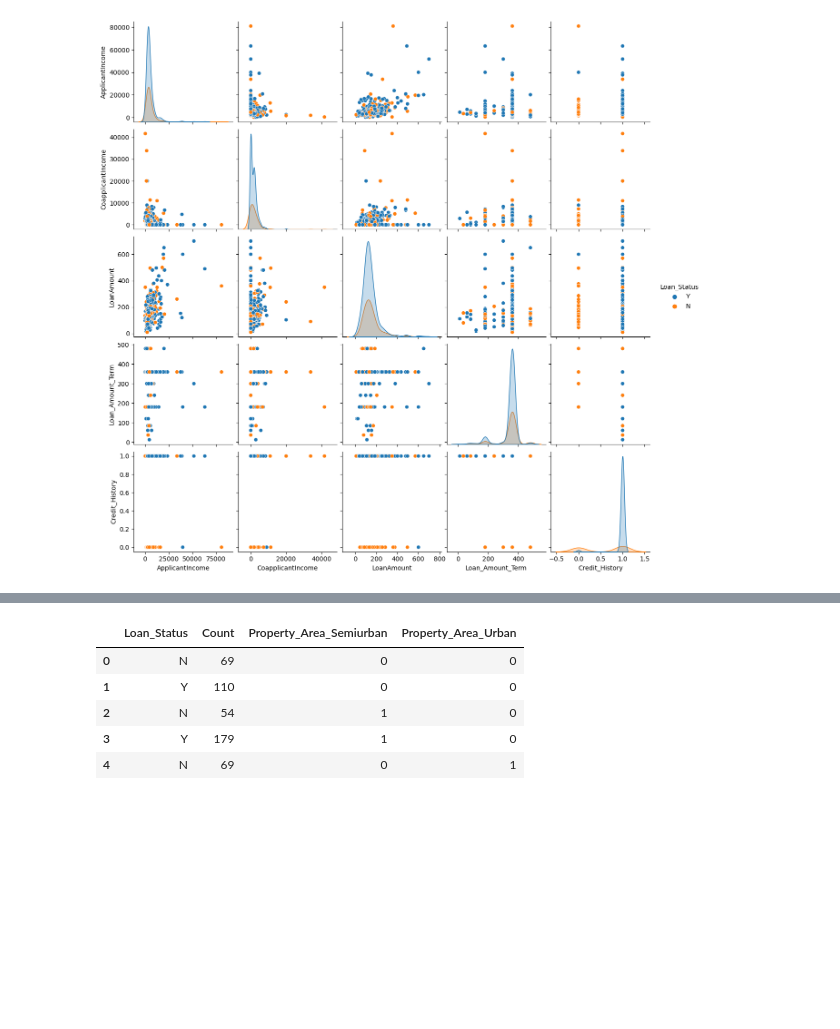
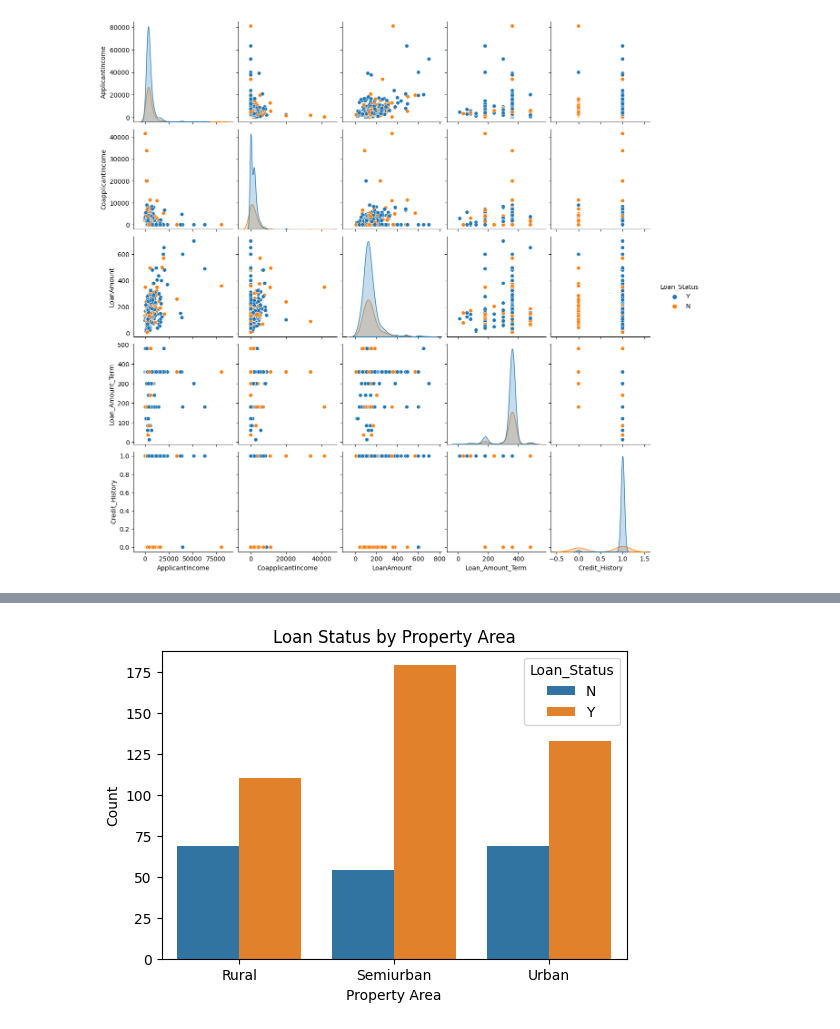
Before and after one commit to KrishnaMoorthy47/Home-Loan-Approval-1, a Jupyter notebook: HomeLoanApproval_Project.ipynb, the cells around one changed output, grey strips where cells are left out. Saved outputs shown, nothing was run; the diff lists cells and outputs as text; code cells hidden in the pictures; blank space fills up the shorter version.

```diff
--- a/HomeLoanApproval_Project.ipynb
+++ b/HomeLoanApproval_Project.ipynb
@@ -247,12 +252,5 @@ Index(['Property_Area', 'Loan_Status', 'Count'], dtype='object')
 # %%
-one_hot = pd.get_dummies(df['Property_Area'],prefix="Property_Area",drop_first=True)
-df = df.drop('Property_Area',axis = 1)
-df = df.join(one_hot)
-df.head()
+#one_hot = pd.get_dummies(df['Property_Area'],prefix="Property_Area",drop_first=True)
+#df = df.drop('Property_Area',axis = 1)
+#df = df.join(one_hot)
+#df.head()
-# %% [output]
-|  | Loan_Status | Count | Property_Area_Semiurban | Property_Area_Urban |
-| 0 | N | 69 | 0 | 0 |
-| 1 | Y | 110 | 0 | 0 |
-| 2 | N | 54 | 1 | 0 |
-| 3 | Y | 179 | 1 | 0 |
-| 4 | N | 69 | 0 | 1 |
@@ -286,0 +303,13 @@ def process(df):
+# %%
+# group data by Property_Area and Loan_Status
+property_loan = df[['Property_Area', 'Loan_Status']].groupby(['Property_Area', 'Loan_Status']).agg(count_loan_status=('Loan_Status','count')).reset_index()
+
+# plot the results
+plt.figure(figsize=(6,4))
+sns.barplot(x='Property_Area', y='count_loan_status', hue='Loan_Status', data=property_loan)
+plt.title('Loan Status by Property Area')
+plt.xlabel('Property Area')
+plt.ylabel('Count')
+plt.show()
+# %% [output]
+[figure, added]
```
Also changed, not shown: parts of 33 cells of this notebook.
